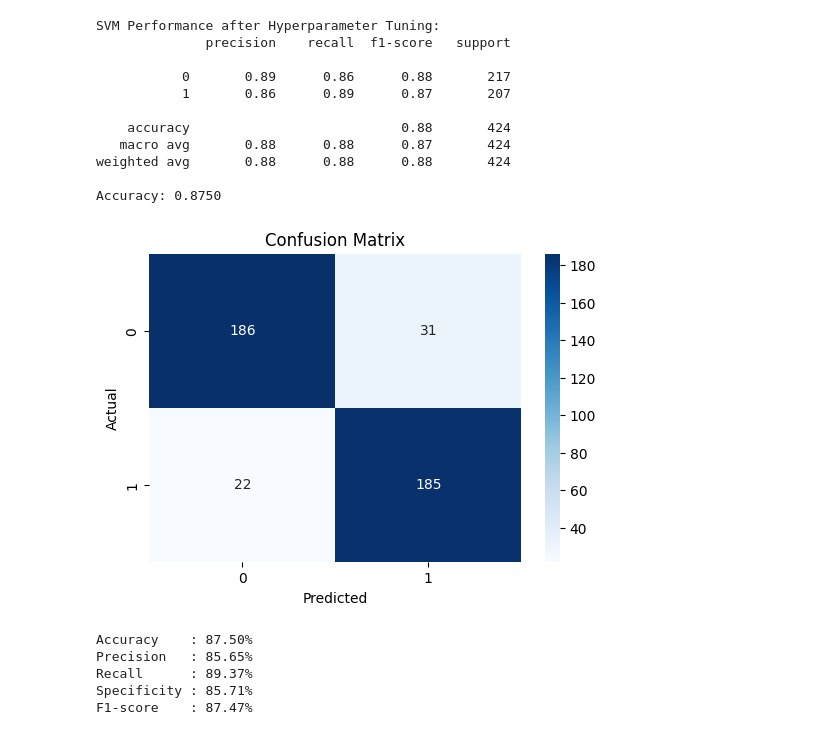
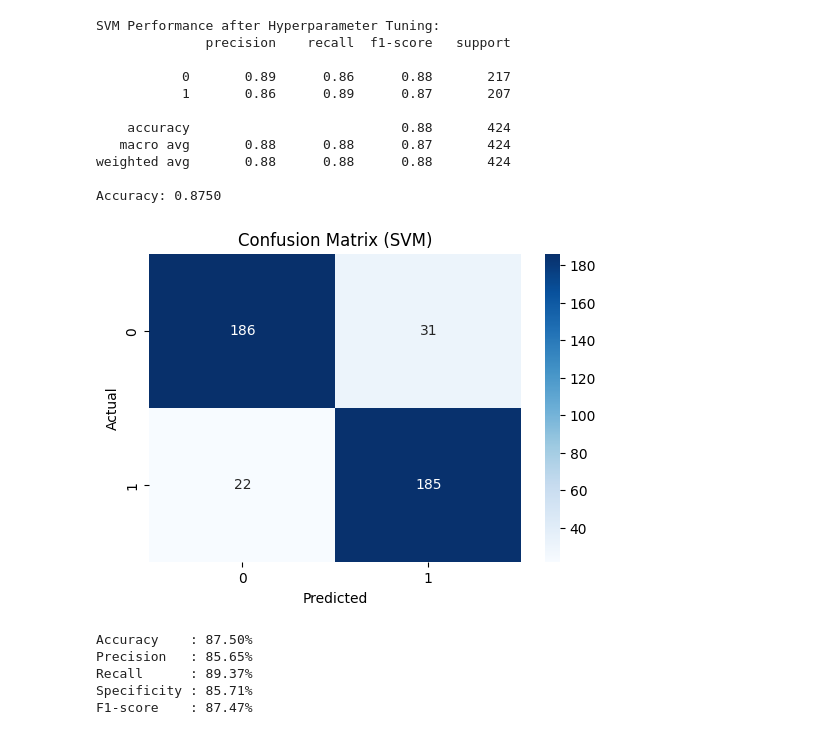
Before and after one commit to rydzze/Sentiment-Analysis-on-Hacker-Forums, a Jupyter notebook: svm.ipynb, the cells around one changed output. Drawn from its saved outputs; the diff is of its cells as text; code cells hidden in the pictures.

```diff
--- a/svm.ipynb
+++ b/svm.ipynb
@@ -229,18 +229,18 @@ Accuracy: 0.8750
 # %%
 conf_matrix_test = confusion_matrix(y_test, tuned_svm_pred)
 
 plt.figure(figsize=(6, 4))
 sns.heatmap(conf_matrix_test, annot=True, fmt='d', cmap='Blues',
             xticklabels=tuned_svm.classes_, yticklabels=tuned_svm.classes_)
 plt.xlabel('Predicted')
 plt.ylabel('Actual')
-plt.title('Confusion Matrix')
+plt.title('Confusion Matrix (SVM)')
 plt.show()
 
 metrics_test = calculate_metrics(y_test, tuned_svm_pred, conf_matrix_test)
 display_metrics(metrics_test)
 # %% [output]
-[figure, old version]
+[figure, new version]
 Accuracy    : 87.50%
 Precision   : 85.65%
 Recall      : 89.37%
```
Also changed, not shown: parts of 1 cell of this notebook, 4 other files.
